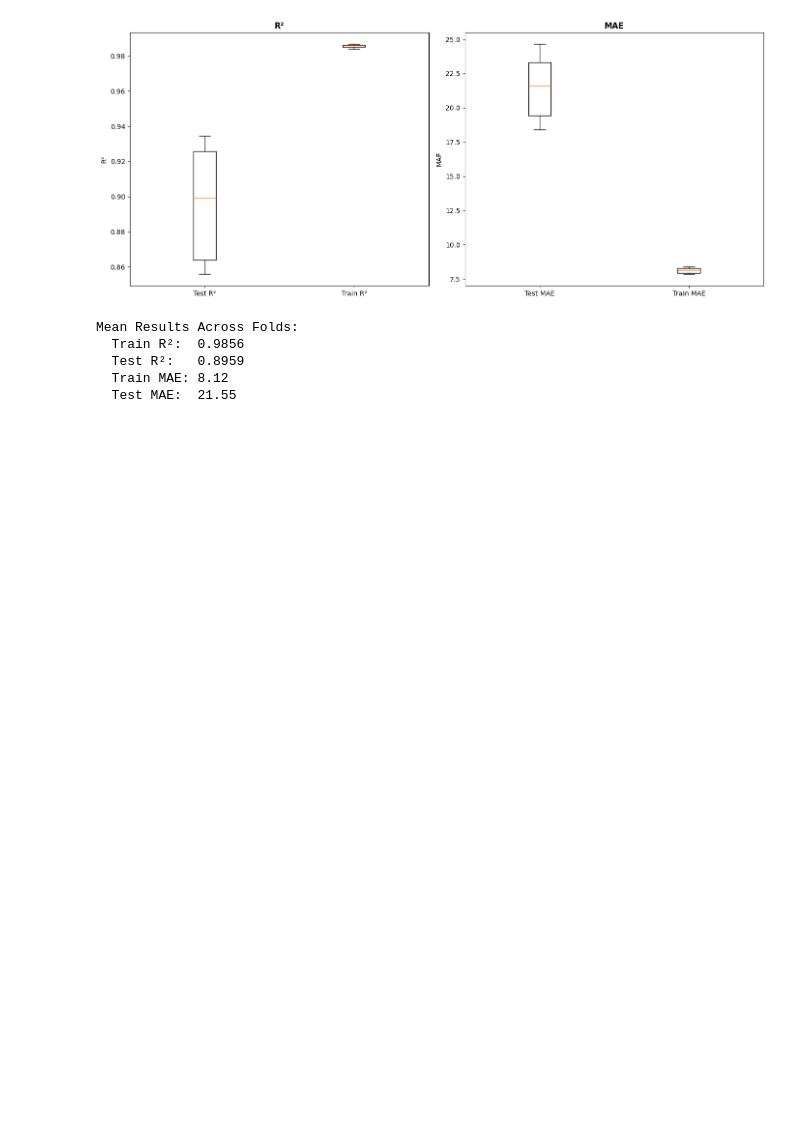
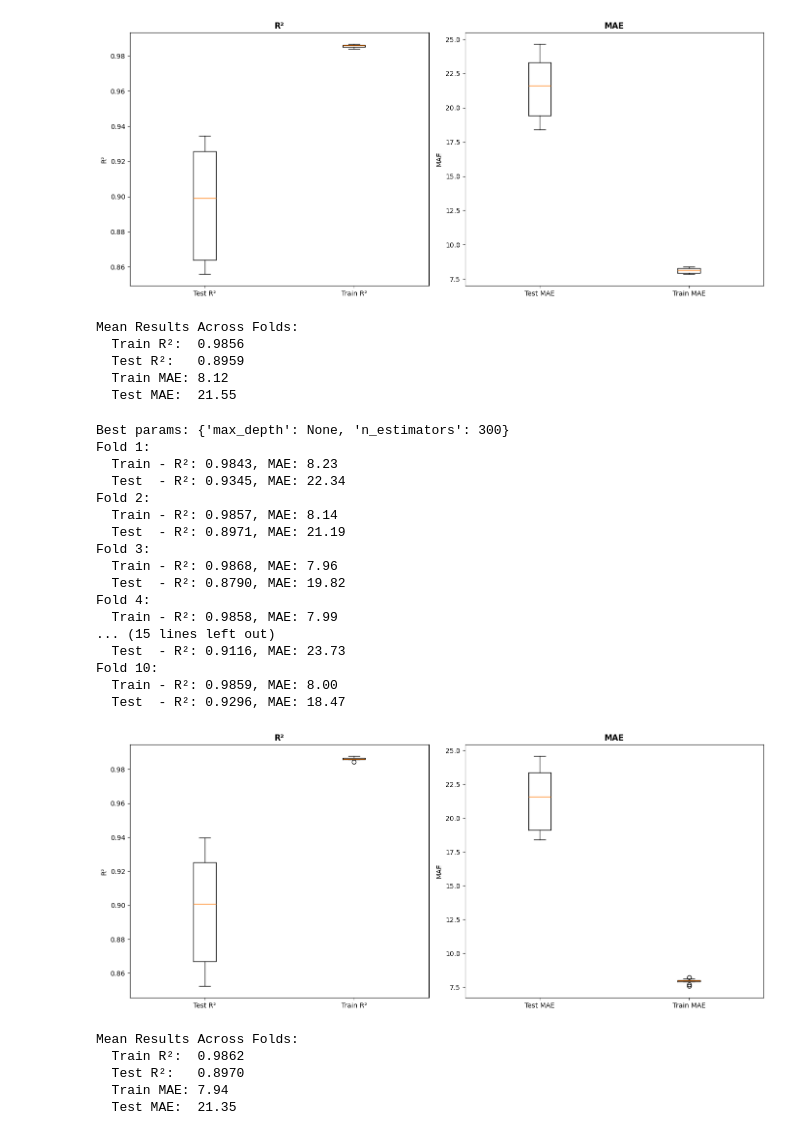
Before and after one commit to Joey-2134/MachineLearningAssignment2, a Jupyter notebook: RandomForestRegressor.ipynb, the cells around one changed output. Cells and saved outputs as stored; diff of their text form; code cells hidden in the pictures; blank space fills up the shorter version.

Commit message:
finished random forest

```diff
--- a/RandomForestRegressor.ipynb
+++ b/RandomForestRegressor.ipynb
@@ -45,3 +45,46 @@ Mean Results Across Folds:
   Test R²:   0.8959
   Train MAE: 8.12
   Test MAE:  21.55
+# %%
+param_grid = {
+  'n_estimators': [50, 100, 200, 300],
+  'max_depth': [5, 10, 15, 20, None]
+}
+
+model = RandomForestRegressor(
+    random_state=42,
+    n_jobs=-1
+)
+
+best_params = get_optimal_params(model, param_grid, X, y, kfold)
+
+best_results = cross_validate_model(RandomForestRegressor, X, y, kfold,
+    n_estimators=best_params['n_estimators'],
+    max_depth=best_params['max_depth'],
+    random_state=42,
+    n_jobs=-1
+)
+# %% [output]
+Best params: {'max_depth': None, 'n_estimators': 300}
+Fold 1:
+  Train - R²: 0.9843, MAE: 8.23
+  Test  - R²: 0.9345, MAE: 22.34
+Fold 2:
+  Train - R²: 0.9857, MAE: 8.14
+  Test  - R²: 0.8971, MAE: 21.19
+Fold 3:
+  Train - R²: 0.9868, MAE: 7.96
+  Test  - R²: 0.8790, MAE: 19.82
+Fold 4:
+  Train - R²: 0.9858, MAE: 7.99
+... (15 lines left out)
+  Test  - R²: 0.9116, MAE: 23.73
+Fold 10:
+  Train - R²: 0.9859, MAE: 8.00
+  Test  - R²: 0.9296, MAE: 18.47
+[figure, added]
+Mean Results Across Folds:
+  Train R²:  0.9862
+  Test R²:   0.8970
+  Train MAE: 7.94
+  Test MAE:  21.35
```
Also changed, not shown: parts of 2 cells of this notebook, 1 other file.
